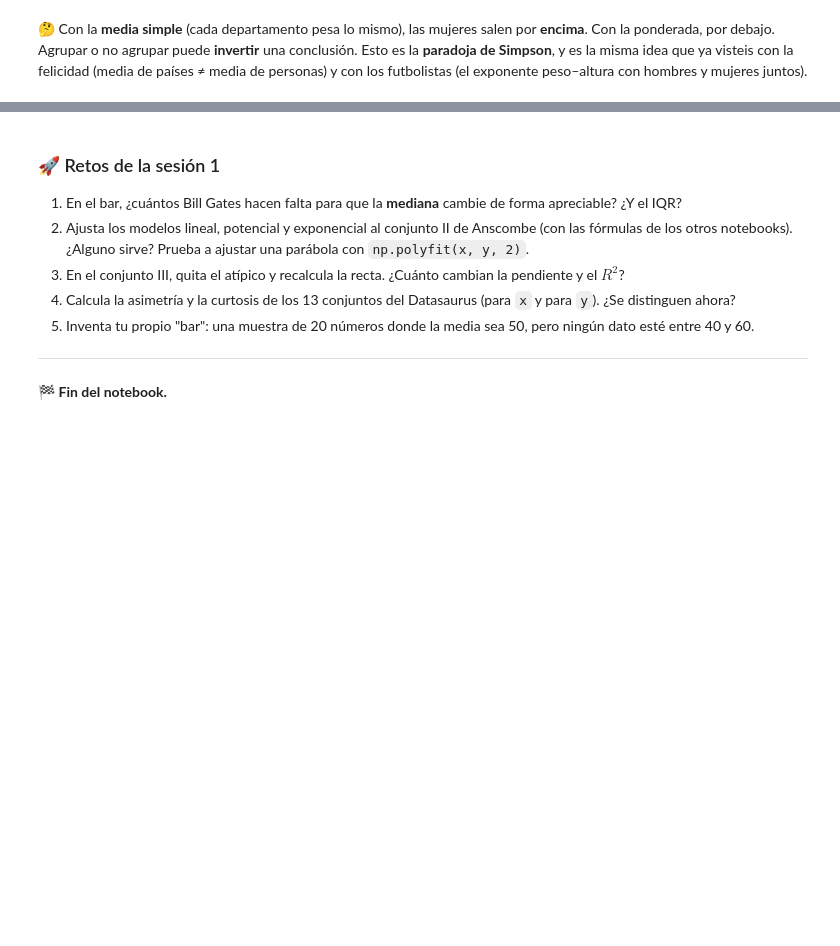
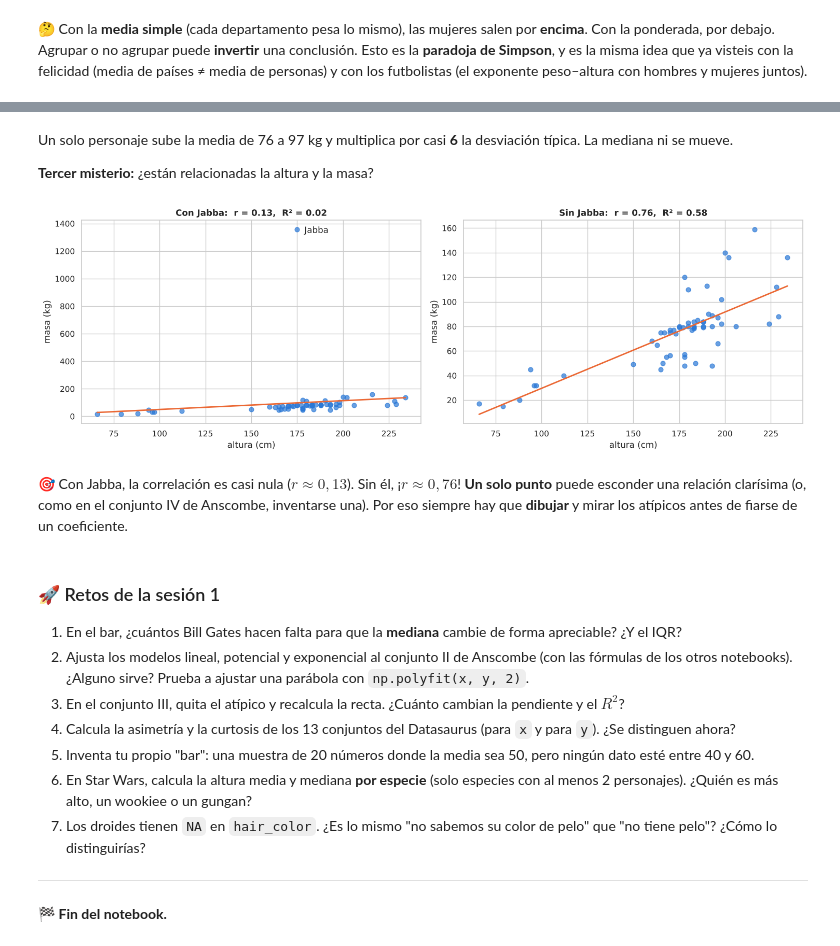
Before and after one commit to DANIFUZZY1975/estadistica-descriptiva-python, a Jupyter notebook: notebooks/04_trampas_de_la_media.ipynb, the cells around one changed output, grey strips where cells are left out. Drawn from its saved outputs; the diff is of its cells as text; code cells hidden in the pictures; blank space fills up the shorter version.

```diff
--- a/notebooks/04_trampas_de_la_media.ipynb
+++ b/notebooks/04_trampas_de_la_media.ipynb
@@ -275,0 +280,4 @@ con la felicidad (media de países ≠ media de personas) y con los futbolistas
+# %%
+sw = pd.read_csv(URL_DATOS + "star_wars.csv")
+print(sw.dtypes)
+sw[["name", "height", "mass", "species"]].head(16)
@@ -275,0 +323,3 @@ con la felicidad (media de países ≠ media de personas) y con los futbolistas
+# %%
+sw["masa"] = pd.to_numeric(sw["mass"].str.replace(",", ""))
+print("Valores faltantes en masa:", sw["masa"].isna().sum(), "de", len(sw))
@@ -275,0 +332,6 @@ con la felicidad (media de países ≠ media de personas) y con los futbolistas
+# %%
+sin_jabba = sw[~sw["name"].str.contains("Jabba")]
+pd.DataFrame({
+    "con Jabba": sw["masa"].agg(["count", "mean", "median", "std"]),
+    "sin Jabba": sin_jabba["masa"].agg(["count", "mean", "median", "std"]),
+}).round(1)
@@ -276,3 +344,27 @@ con la felicidad (media de países ≠ media de personas) y con los futbolistas
+# %% [markdown]
+Un solo personaje sube la media de 76 a 97 kg y multiplica por casi **6** la desviación típica. La mediana ni se mueve.
+
+**Tercer misterio:** ¿están relacionadas la altura y la masa?
+# %%
+fig, axes = plt.subplots(1, 2, figsize=(15, 5))
+for ax, (titulo, datos) in zip(axes, [("Con Jabba", sw), ("Sin Jabba", sin_jabba)]):
+    d = datos.dropna(subset=["height", "masa"])
+    b = d["height"].cov(d["masa"]) / d["height"].var()
+    a = d["masa"].mean() - b * d["height"].mean()
+    r = d["height"].corr(d["masa"])
+    ax.scatter(d["height"], d["masa"], s=40, color=AZUL, alpha=0.7)
+    xs = np.linspace(d["height"].min(), d["height"].max(), 50)
+    ax.plot(xs, a + b * xs, color=NARANJA, lw=2)
+    ax.set_title(f"{titulo}:  r = {r:.2f},  R² = {r ** 2:.2f}")
+    ax.set_xlabel("altura (cm)"); ax.set_ylabel("masa (kg)")
+axes[0].annotate("Jabba", (175, 1358), xytext=(10, -5), textcoords="offset points")
+plt.tight_layout(); plt.show()
+# %% [output]
+[figure, added]
+# %% [markdown]
+🎯 Con Jabba, la correlación es casi nula ($r \approx 0{,}13$). Sin él, ¡$r \approx 0{,}76$! **Un solo punto** puede esconder una
+relación clarísima (o, como en el conjunto IV de Anscombe, inventarse una). Por eso siempre hay que **dibujar** y mirar los atípicos
+antes de fiarse de un coeficiente.
 # %% [markdown]
 ### 🚀 Retos de la sesión 1
 1. En el bar, ¿cuántos Bill Gates hacen falta para que la **mediana** cambie de forma apreciable? ¿Y el IQR?
@@ -280,6 +372,8 @@ con la felicidad (media de países ≠ media de personas) y con los futbolistas
 3. En el conjunto III, quita el atípico y recalcula la recta. ¿Cuánto cambian la pendiente y el $R^2$?
 4. Calcula la asimetría y la curtosis de los 13 conjuntos del Datasaurus (para `x` y para `y`). ¿Se distinguen ahora?
 5. Inventa tu propio "bar": una muestra de 20 números donde la media sea 50, pero ningún dato esté entre 40 y 60.
+6. En Star Wars, calcula la altura media y mediana **por especie** (solo especies con al menos 2 personajes). ¿Quién es más alto, un wookiee o un gungan?
+7. Los droides tienen `NA` en `hair_color`. ¿Es lo mismo "no sabemos su color de pelo" que "no tiene pelo"? ¿Cómo lo distinguirías?
 
 ---
 🏁 **Fin del notebook.**
```
Also changed, not shown: parts of 10 cells of this notebook, 12 other files.
